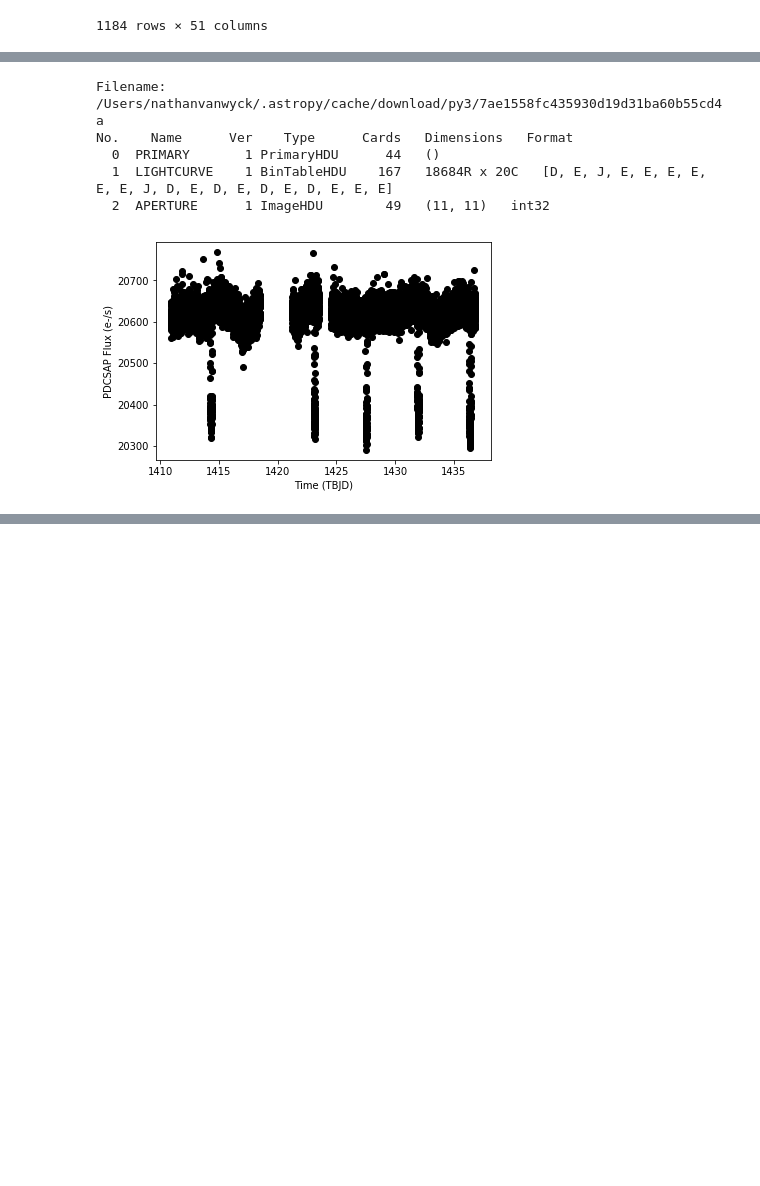
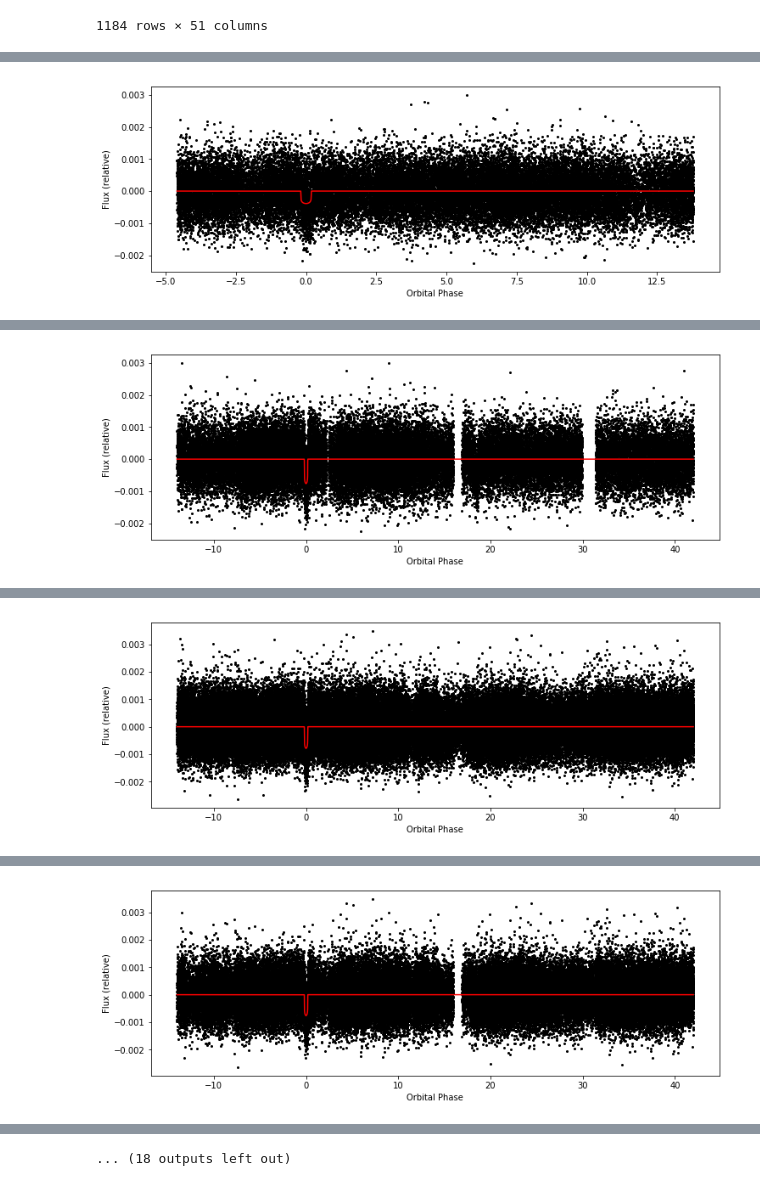
Before and after one commit to build-week-findingtess/Data-Science, a Jupyter notebook: Notebooks/Getting TESS Data.ipynb, the cells around one changed output, grey strips where cells are left out. Cells and saved outputs as stored; diff of their text form; code cells hidden in the pictures; blank space fills up the shorter version.

```diff
--- a/Notebooks/Getting TESS Data.ipynb
+++ b/Notebooks/Getting TESS Data.ipynb
@@ -160,25 +304,48 @@ No.    Name      Ver    Type      Cards   Dimensions   Format
-# %%
-fits_file = ('https://mast.stsci.edu/api/v0.1/Download/file?uri='
-             + dataproducts['dataURL'].iloc[2])
-fits.info(fits_file)
-
-with fits.open(fits_file, mode="readonly") as hdulist:
-    tess_bjds = hdulist[1].data['TIME']
-    sap_fluxes = hdulist[1].data['SAP_FLUX']
-    pdcsap_fluxes = hdulist[1].data['PDCSAP_FLUX']
-
-fig, ax = plt.subplots()
-
-ax.plot(tess_bjds, pdcsap_fluxes, 'ko')
-
-ax.set_ylabel("PDCSAP Flux (e-/s)")
-ax.set_xlabel("Time (TBJD)")
-
-plt.show()
-# %% [output]
-Filename: /Users/nathanvanwyck/.astropy/cache/download/py3/7ae1558fc435930d19d31ba60b55cd4a
-No.    Name      Ver    Type      Cards   Dimensions   Format
-  0  PRIMARY       1 PrimaryHDU      44   ()
-  1  LIGHTCURVE    1 BinTableHDU    167   18684R x 20C   [D, E, J, E, E, E, E, E, E, J, D, E, D, E, D, E, D, E, E, E]
-  2  APERTURE      1 ImageHDU        49   (11, 11)   int32
-[figure, removed]
+# %%
+import numpy as np
+
+# Getting urls for all dvt.fits files associated with TIC ID 29781292:
+dvts_for_29781292 = [url for url in urls_for_29781292 if
+                    url.endswith('dvt.fits')]
+
+# Describing and plotting all lc.fits files associated with TIC ID 29781292:
+# See https://github.com/spacetelescope/notebooks/blob/master/notebooks/MAST/
+# TESS/beginner_how_to_use_dvt/beginner_how_to_use_dvt.ipynb
+for url in dvts_for_29781292:
+
+    fits_file = ('https://mast.stsci.edu/api/v0.1/Download/file?uri=' + url)
+
+    print(fits.info(fits_file), "\n")
+
+    print(fits.getdata(fits_file, ext=1).columns)
+
+    with fits.open(fits_file, mode="readonly") as hdulist:
+
+        star_teff = hdulist[0].header['TEFF']
+        star_logg = hdulist[0].header['LOGG']
+        star_tmag = hdulist[0].header['TESSMAG']
+
+        period = hdulist[1].header['TPERIOD']
+        duration = hdulist[1].header['TDUR']
+        epoch = hdulist[1].header['TEPOCH']
+        depth = hdulist[1].header['TDEPTH']
+
+        times = hdulist[1].data['TIME']
+        phases = hdulist[1].data['PHASE']
+        fluxes_init = hdulist[1].data['LC_INIT']
+        model_fluxes_init = hdulist[1].data['MODEL_INIT']
+
+    sort_indexes = np.argsort(phases)
+
+    fig, ax = plt.subplots(figsize=(12,4))
+
+    ax.plot(phases[sort_indexes], fluxes_init[sort_indexes], 'ko',
+           markersize=2)
+
+    ax.plot(phases[sort_indexes], model_fluxes_init[sort_indexes], '-r')
+
+    ax.set_ylabel("Flux (relative)")
+    ax.set_xlabel("Orbital Phase")
+
+    plt.show()
+# %% [output]
@@ -184,0 +371 @@ No.    Name      Ver    Type      Cards   Dimensions   Format
+[figure, added]
@@ -184,0 +392 @@ No.    Name      Ver    Type      Cards   Dimensions   Format
+[figure, added]
@@ -184,0 +410 @@ No.    Name      Ver    Type      Cards   Dimensions   Format
+[figure, added]
@@ -184,0 +428 @@ No.    Name      Ver    Type      Cards   Dimensions   Format
+[figure, added]
@@ -184,0 +467 @@ No.    Name      Ver    Type      Cards   Dimensions   Format
+... (18 outputs left out)
```
Also changed, not shown: parts of 11 cells of this notebook.
